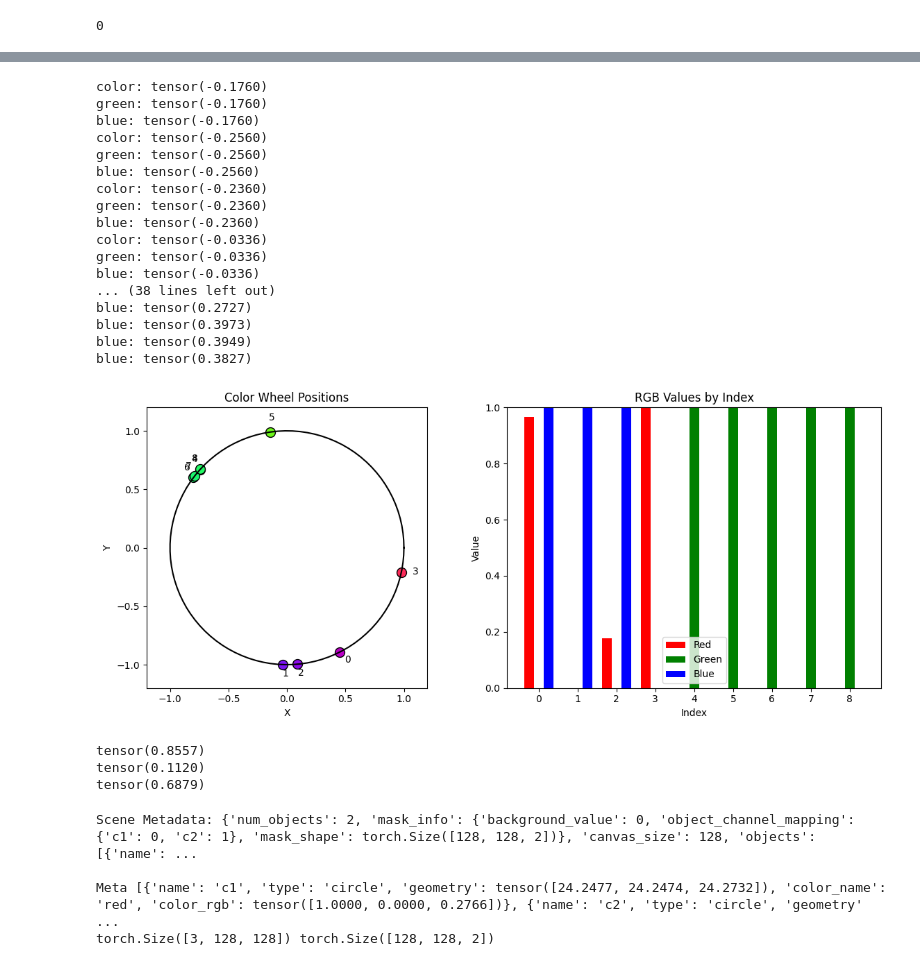
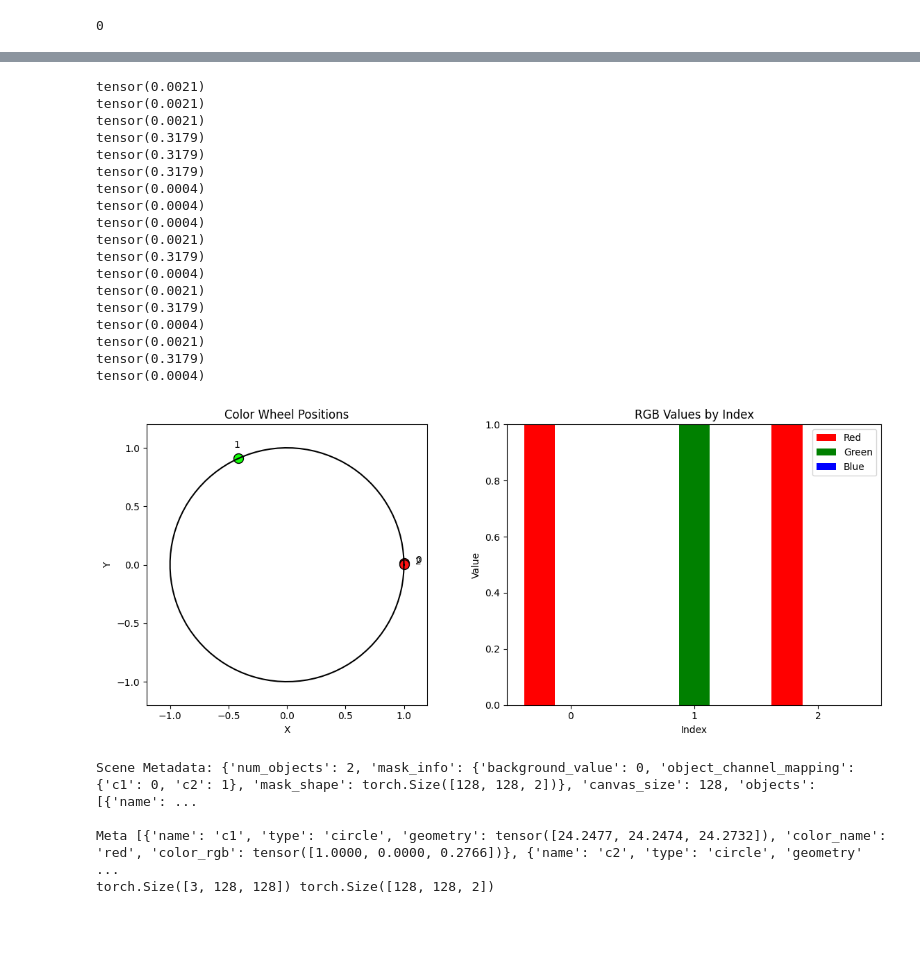
Before and after one commit to ZongjingLi/MetaLearner, a Jupyter notebook: debug_euclid.ipynb, the cells around one changed output, grey strips where cells are left out. Drawn from its saved outputs; the diff is of its cells as text; code cells hidden in the pictures; blank space fills up the shorter version.

Commit message:
change the markdown and add visualize results for euclid

```diff
--- a/debug_euclid.ipynb
+++ b/debug_euclid.ipynb
@@ -189,44 +165,33 @@ for tag in ["red", "green", "blue", "line", "circle"]:
 # %%
 from domains.visual.color_domain import color_executor
 if __name__ == "__main__":
     import torch
     colors = torch.tensor([
-        -0.176,
-        -0.256,
-        -0.236,
-        -0.0336,
-        0.3834,
-        0.2727,
-        0.3973,
-        0.3949,
-        0.3827,
+        0.0021,
+        0.3179,
+        0.0004,
     ])
     color_executor.visualize(colors)
-    print(torch.sigmoid(torch.tensor(1.78)))
-    print(torch.sigmoid(torch.tensor(-2.07)))
-    print(torch.sigmoid(torch.tensor(0.7903)))
 # %% [output]
-color: tensor(-0.1760)
-green: tensor(-0.1760)
-blue: tensor(-0.1760)
-color: tensor(-0.2560)
-green: tensor(-0.2560)
-blue: tensor(-0.2560)
-color: tensor(-0.2360)
-green: tensor(-0.2360)
-blue: tensor(-0.2360)
-color: tensor(-0.0336)
-green: tensor(-0.0336)
-blue: tensor(-0.0336)
-... (38 lines left out)
-blue: tensor(0.2727)
-blue: tensor(0.3973)
-blue: tensor(0.3949)
-blue: tensor(0.3827)
+tensor(0.0021)
+tensor(0.0021)
+tensor(0.0021)
+tensor(0.3179)
+tensor(0.3179)
+tensor(0.3179)
+tensor(0.0004)
+tensor(0.0004)
+tensor(0.0004)
+tensor(0.0021)
+tensor(0.3179)
+tensor(0.0004)
+tensor(0.0021)
+tensor(0.3179)
+tensor(0.0004)
+tensor(0.0021)
+tensor(0.3179)
+tensor(0.0004)
-[figure, old version]
+[figure, new version]
-tensor(0.8557)
-tensor(0.1120)
-tensor(0.6879)
 # %%
 from datasets.primitive.euclid_dataset import *
 from datasets.primitive.euclid_dataset.euclid_scenes import save_euclid_dataset, load_euclid_dataset, EuclidDatasetUnwrapped
```
Also changed, not shown: parts of 4 cells of this notebook, 29 other files.
